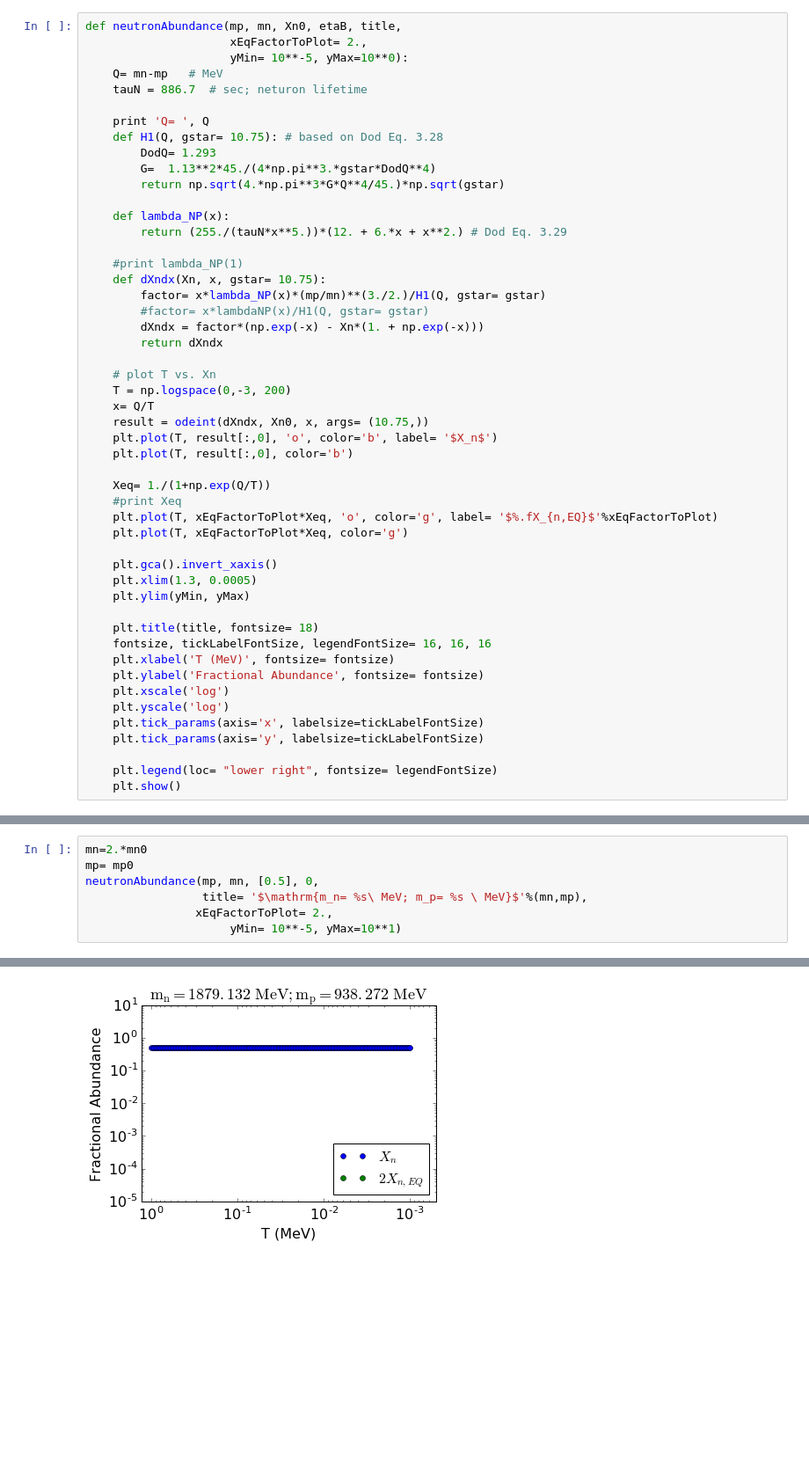
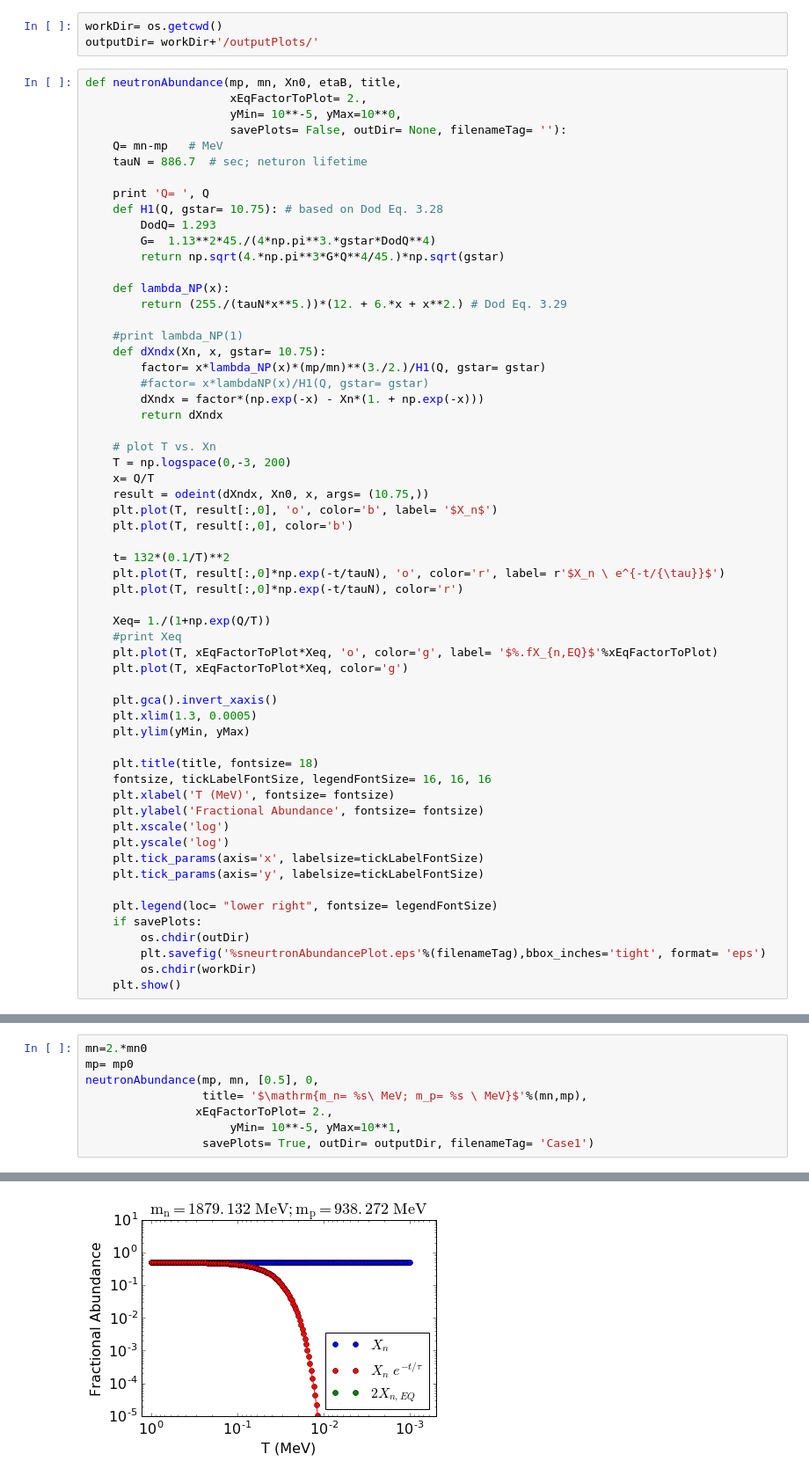
Before and after one commit to ycamacho/Cosmology_HW2, a Jupyter notebook: Code Development.ipynb, the cells around one changed output, grey strips where cells are left out. Shown: that part at 88% size. Drawn from its saved outputs; the diff is of its cells as text; blank space fills up the shorter version.

Commit message:
Added code to save plots. Added Xn curve with decay.

```diff
--- a/Code Development.ipynb
+++ b/Code Development.ipynb
@@ -6,7 +7,11 @@ from scipy.integrate import odeint
+# %%
+workDir= os.getcwd()
+outputDir= workDir+'/outputPlots/'
 # %%
 def neutronAbundance(mp, mn, Xn0, etaB, title,
                      xEqFactorToPlot= 2.,
-                     yMin= 10**-5, yMax=10**0):
+                     yMin= 10**-5, yMax=10**0,
+                     savePlots= False, outDir= None, filenameTag= ''):
     Q= mn-mp   # MeV
     tauN = 886.7  # sec; neturon lifetime
 
@@ -33,6 +38,10 @@ def neutronAbundance(mp, mn, Xn0, etaB, title,
     plt.plot(T, result[:,0], 'o', color='b', label= '$X_n$')
     plt.plot(T, result[:,0], color='b')
 
+    t= 132*(0.1/T)**2
+    plt.plot(T, result[:,0]*np.exp(-t/tauN), 'o', color='r', label= r'$X_n \ e^{-t/{\tau}}$')
+    plt.plot(T, result[:,0]*np.exp(-t/tauN), color='r')
+
     Xeq= 1./(1+np.exp(Q/T))
     #print Xeq
     plt.plot(T, xEqFactorToPlot*Xeq, 'o', color='g', label= '$%.fX_{n,EQ}$'%xEqFactorToPlot)
@@ -52,6 +61,10 @@ def neutronAbundance(mp, mn, Xn0, etaB, title,
     plt.tick_params(axis='y', labelsize=tickLabelFontSize)
 
     plt.legend(loc= "lower right", fontsize= legendFontSize)
+    if savePlots:
+        os.chdir(outDir)
+        plt.savefig('%sneurtronAbundancePlot.eps'%(filenameTag),bbox_inches='tight', format= 'eps')
+        os.chdir(workDir)
     plt.show()
 # %%
 mn0= 939.566 # MeV
@@ -74,10 +89,11 @@ Q=  -1.294
 # %%
 mn=2.*mn0
 mp= mp0
 neutronAbundance(mp, mn, [0.5], 0,
                  title= '$\mathrm{m_n= %s\ MeV; m_p= %s \ MeV}$'%(mn,mp),
                 xEqFactorToPlot= 2.,
-                     yMin= 10**-5, yMax=10**1)
+                     yMin= 10**-5, yMax=10**1,
+                 savePlots= True, outDir= outputDir, filenameTag= 'Case1')
 # %% [output]
 Q=  940.86
-[figure, old version]
+[figure, new version]
```
Also changed, not shown: parts of 3 cells of this notebook.
